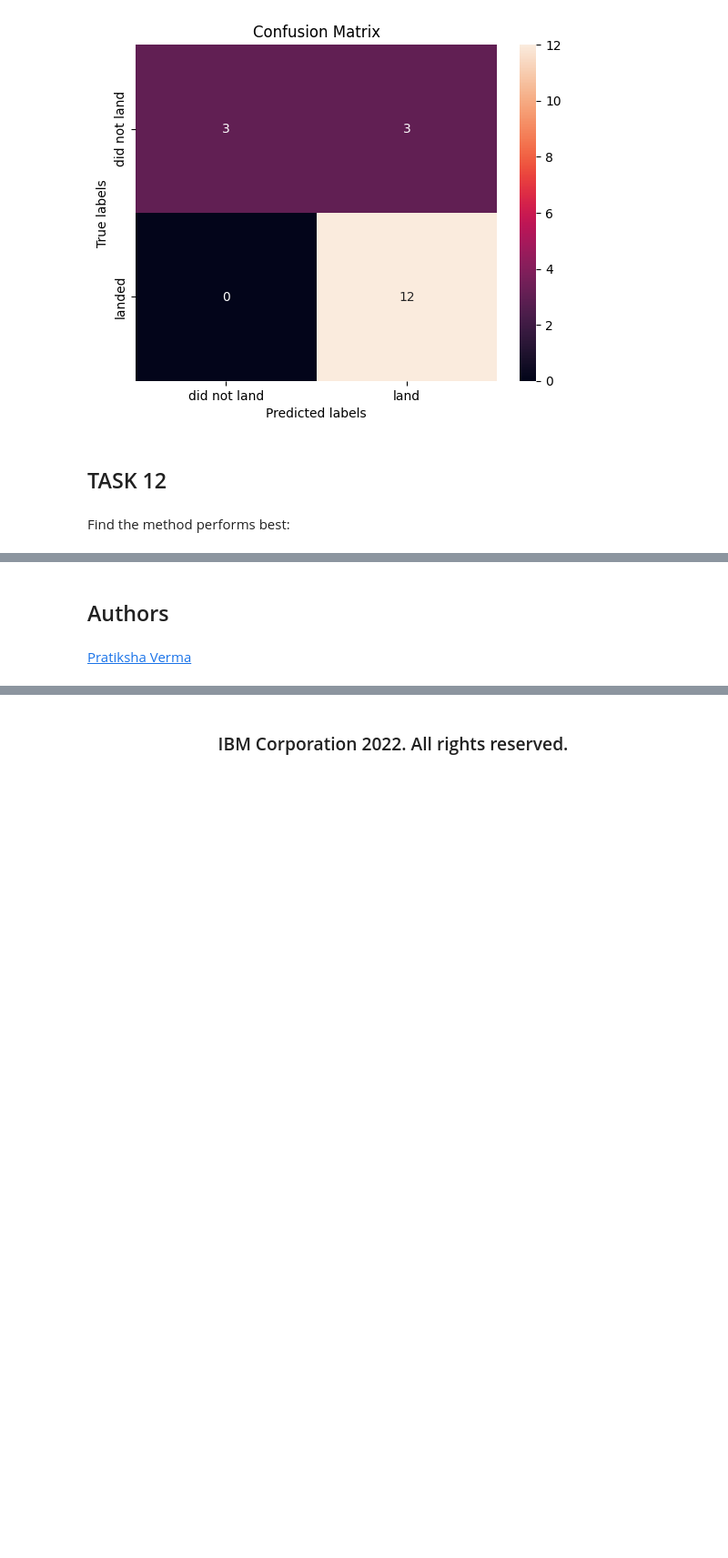
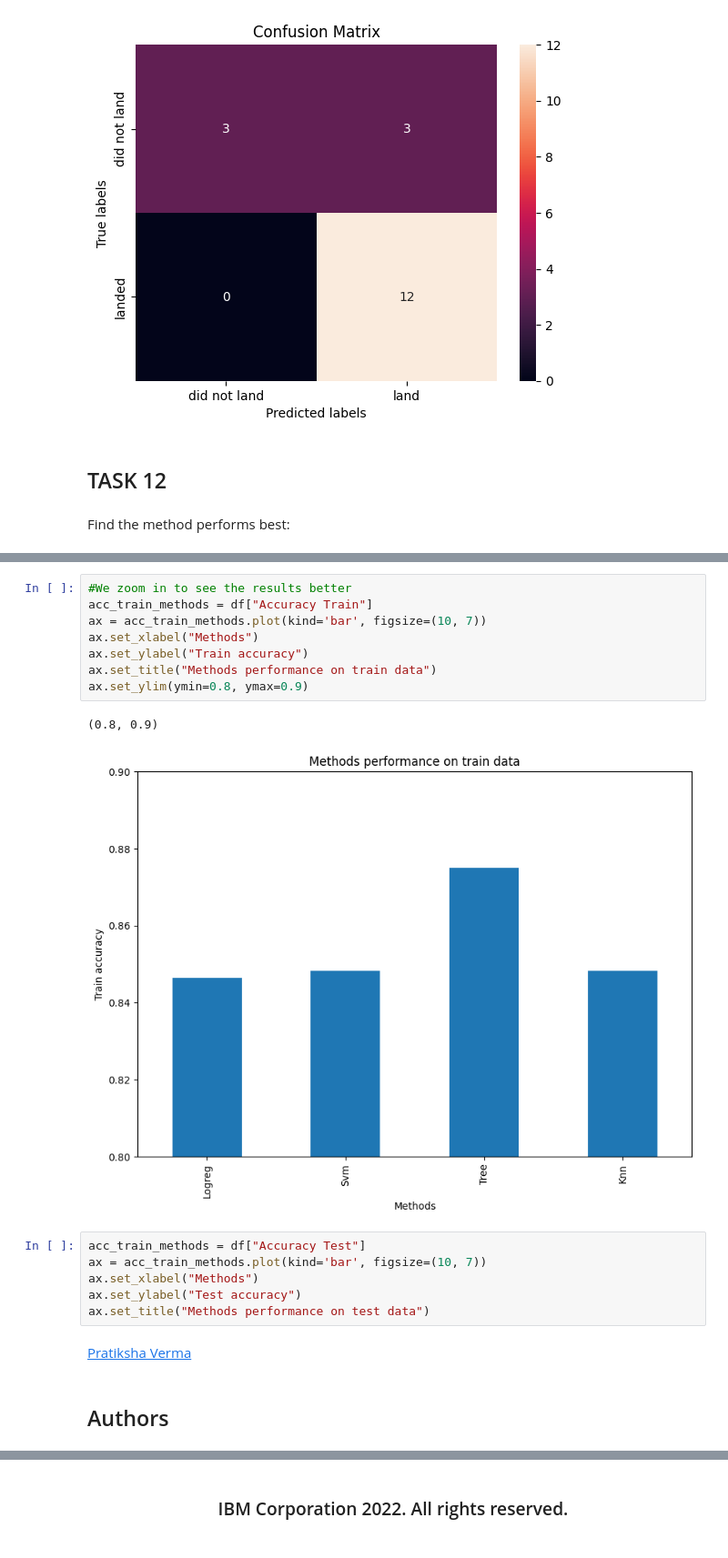
Before and after one commit to fpj-engmgr/spacey, a Jupyter notebook: notebooks/SpaceX_Machine Learning Prediction_Part_5.ipynb, the cells around one changed output, grey strips where cells are left out. Shown: that part at 91% size. Saved outputs shown, nothing was run; the diff lists cells and outputs as text; blank space fills up the shorter version.

```diff
--- a/notebooks/SpaceX_Machine Learning Prediction_Part_5.ipynb
+++ b/notebooks/SpaceX_Machine Learning Prediction_Part_5.ipynb
@@ -350,7 +407,24 @@ Best performing model is
+# %%
+#We zoom in to see the results better
+acc_train_methods = df["Accuracy Train"]
+ax = acc_train_methods.plot(kind='bar', figsize=(10, 7))
+ax.set_xlabel("Methods")
+ax.set_ylabel("Train accuracy")
+ax.set_title("Methods performance on train data")
+ax.set_ylim(ymin=0.8, ymax=0.9)
+# %% [output]
+(0.8, 0.9)
+[figure, added]
+# %%
+acc_train_methods = df["Accuracy Test"]
+ax = acc_train_methods.plot(kind='bar', figsize=(10, 7))
+ax.set_xlabel("Methods")
+ax.set_ylabel("Test accuracy")
+ax.set_title("Methods performance on test data")
+# %% [markdown]
+[Pratiksha Verma](https://www.linkedin.com/in/pratiksha-verma-6487561b1/)
 # %% [markdown]
 ## Authors
-# %% [markdown]
-[Pratiksha Verma](https://www.linkedin.com/in/pratiksha-verma-6487561b1/)
 # %% [markdown]
 <!--## Change Log--!>
 # %% [markdown]
```
Also changed, not shown: parts of 15 cells of this notebook, 1 other file.
